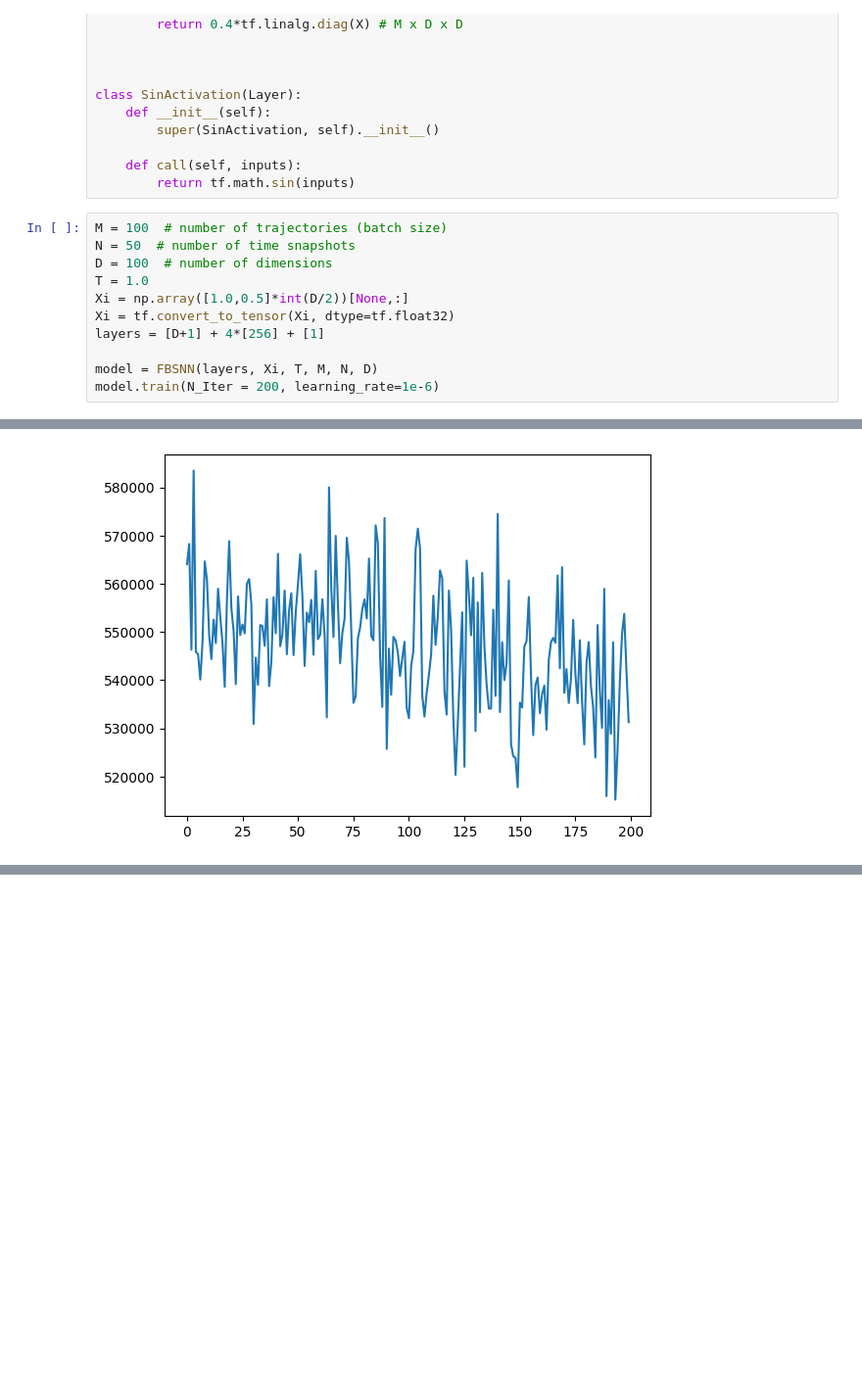
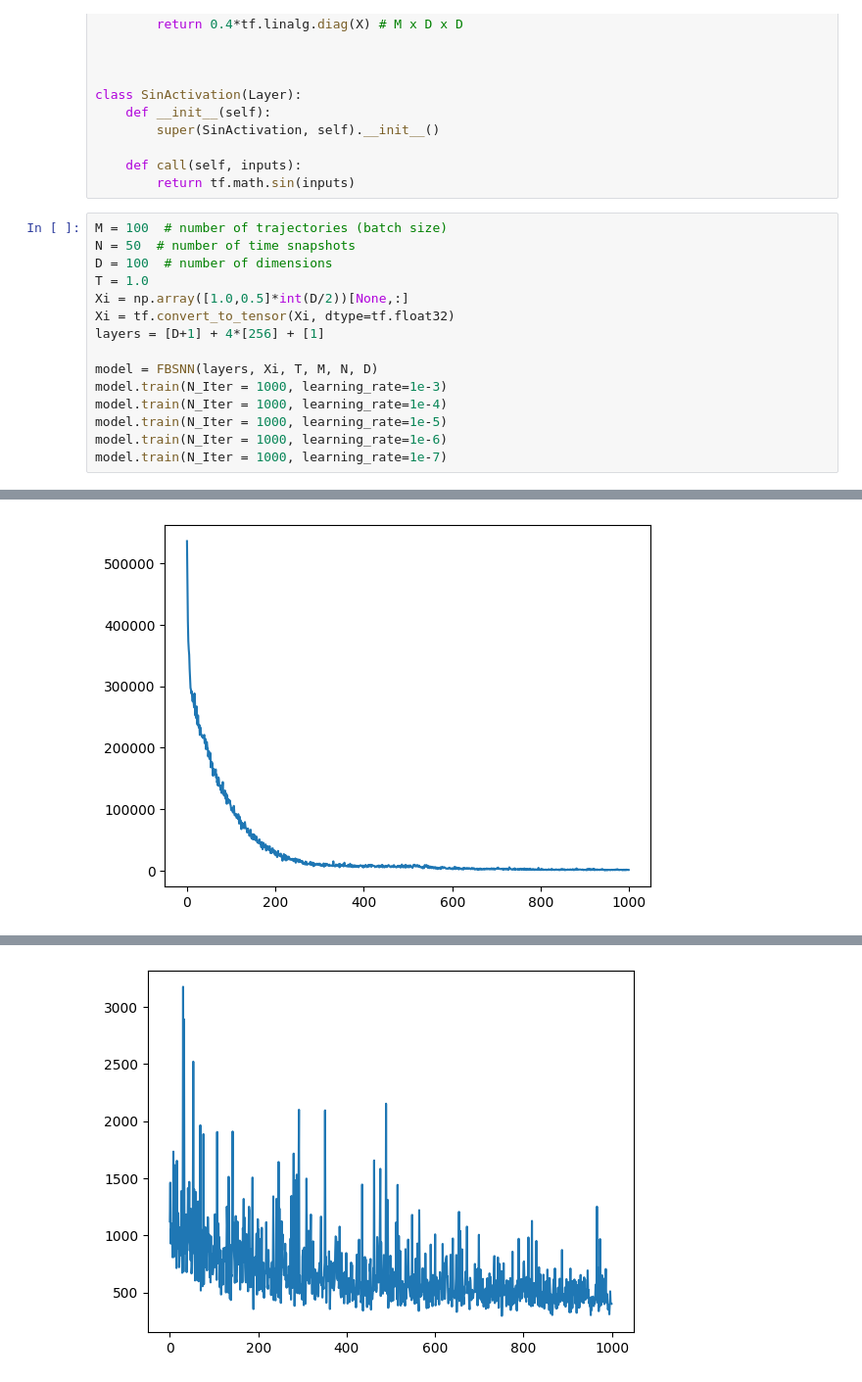
Before and after one commit to Popo-Neko/FBSNNs, a Jupyter notebook: test_BSB100D.ipynb, the cells around one changed output, grey strips where cells are left out. Shown at 98% size. Cells and saved outputs as stored; diff of their text form; blank space fills up the shorter version.

Commit message:
: run 1000 epoch for each learning rate

```diff
--- a/test_BSB100D.ipynb
+++ b/test_BSB100D.ipynb
@@ -170,5 +168,9 @@ Xi = tf.convert_to_tensor(Xi, dtype=tf.float32)
 layers = [D+1] + 4*[256] + [1]
 
 model = FBSNN(layers, Xi, T, M, N, D)
-model.train(N_Iter = 200, learning_rate=1e-6)
+model.train(N_Iter = 1000, learning_rate=1e-3)
+model.train(N_Iter = 1000, learning_rate=1e-4)
+model.train(N_Iter = 1000, learning_rate=1e-5)
+model.train(N_Iter = 1000, learning_rate=1e-6)
+model.train(N_Iter = 1000, learning_rate=1e-7)
 # %% [output]
@@ -192 +195 @@ Epoch 200/200, Loss: 531276.4375, Time: 1.1274254322052002
-[figure, old version]
+[figure, new version]
@@ -192,0 +214 @@ Epoch 200/200, Loss: 531276.4375, Time: 1.1274254322052002
+[figure, added]
```
Also changed, not shown: parts of 3 cells of this notebook, 1 other file.
